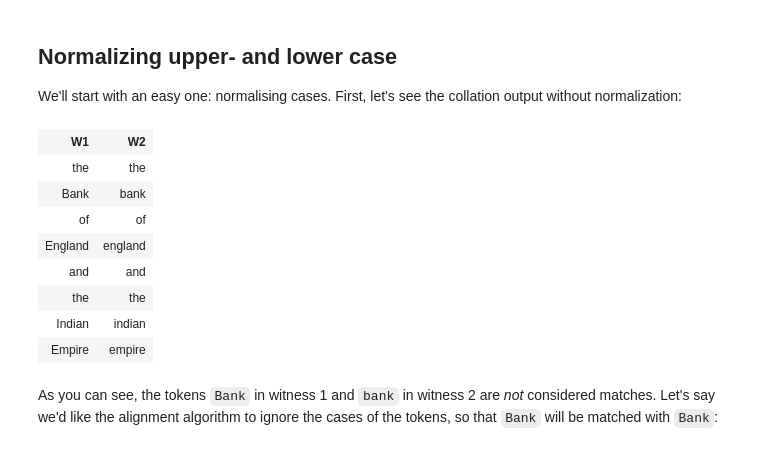
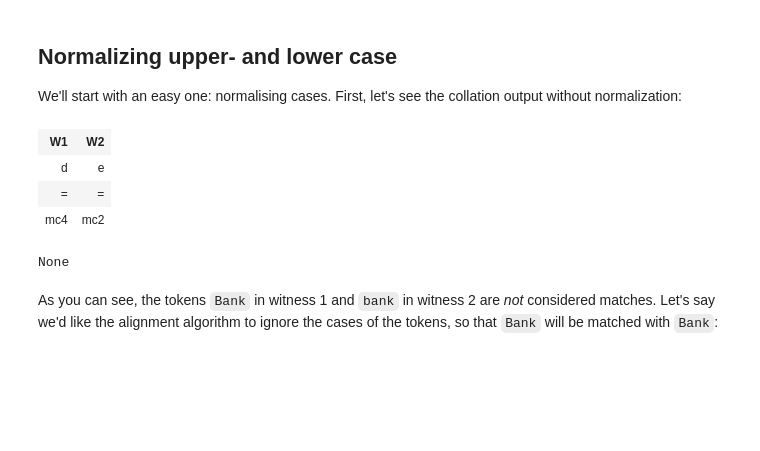
Before and after one commit to bleekere/LRBS2021, a Jupyter notebook: Tokenisation-and-regularisation-w-CollateX.ipynb, the cells around one changed output. Saved outputs shown, nothing was run; the diff lists cells and outputs as text; code cells hidden in the pictures; blank space fills up the shorter version.

```diff
--- a/Tokenisation-and-regularisation-w-CollateX.ipynb
+++ b/Tokenisation-and-regularisation-w-CollateX.ipynb
@@ -40,19 +40,16 @@ We'll start with an easy one: normalising cases. First, let's see the collation
 # %%
 from collatex import*
 collation_object = Collation()
-collation_object.add_plain_witness('W1', 'The Bank of England and the Indian Empire.')
-collation_object.add_plain_witness('W2', 'the bank of england and the indian empire.')
-collate(collation_object, output='html2', segmentation=False)
+collation_object.add_plain_witness('W1', 'd=mc4')
+collation_object.add_plain_witness('W2', 'e=mc2')
+result = collate(collation_object, output='html2', segmentation=False)
+print(result)
 # %% [output]
 | W1 | W2 |
-| the | the |
-| Bank | bank |
-| of | of |
-| England | england |
-| and | and |
-| the | the |
-| Indian | indian |
-| Empire | empire |
+| d | e |
+| = | = |
+| mc4 | mc2 |
+None
 # %% [markdown]
 As you can see, the tokens `Bank` in witness 1 and `bank` in witness 2 are *not* considered matches. Let's say we'd like the alignment algorithm to ignore the cases of the tokens, so that `Bank` will be matched with `Bank`:
 # %%
```
Also changed, not shown: parts of 1 cell of this notebook, 11 other files.
